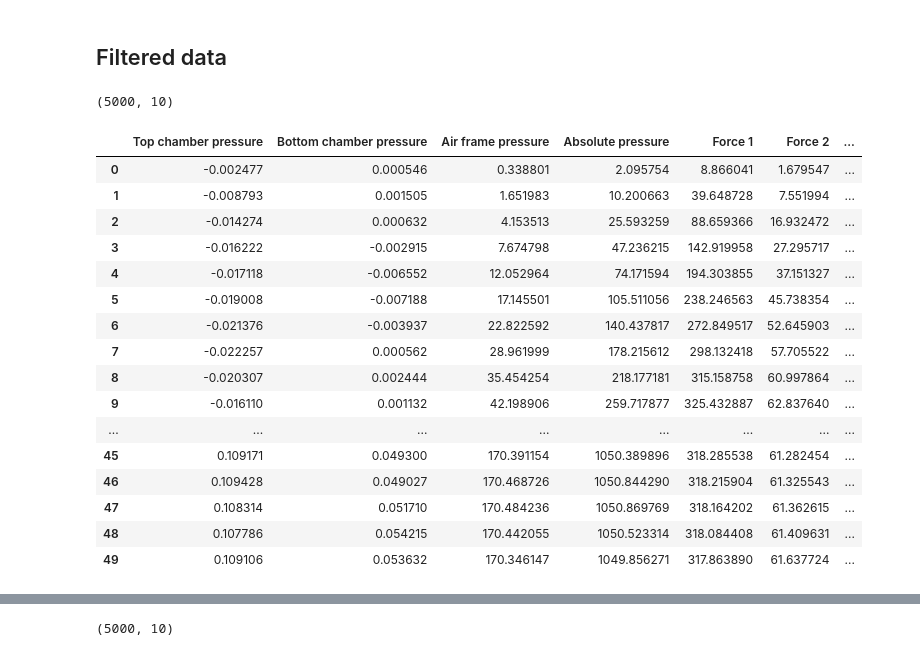
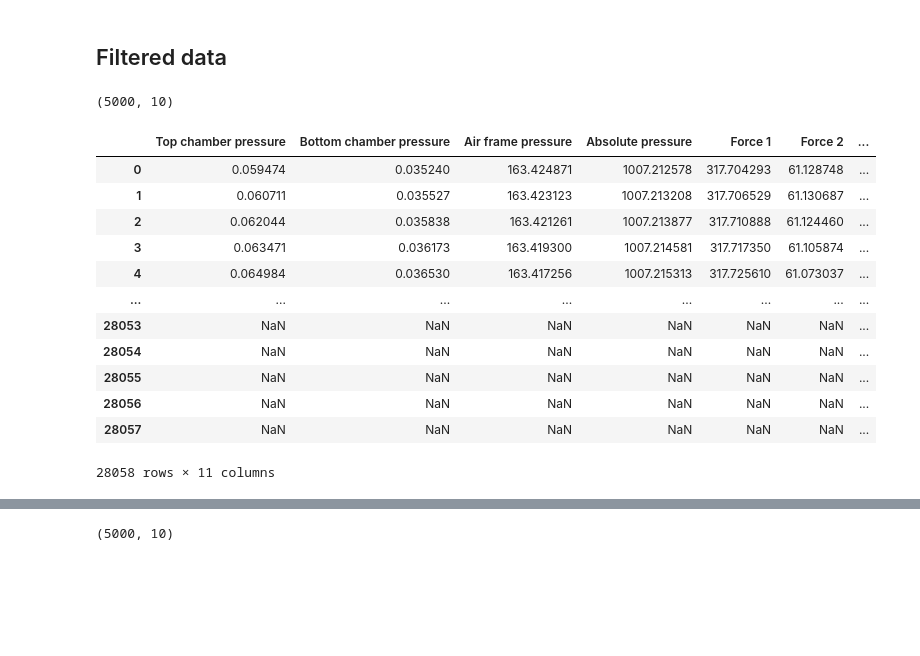
Before and after one commit to Diodak92/Adaptive-Air-Cushion, a Jupyter notebook: experimental_results_for_adaptive_air_caution.ipynb, the cells around one changed output, grey strips where cells are left out. Drawn from its saved outputs; the diff is of its cells as text; code cells hidden in the pictures; blank space fills up the shorter version.

Commit message:
Merge two dataframes of different lengths

```diff
--- a/experimental_results_for_adaptive_air_caution.ipynb
+++ b/experimental_results_for_adaptive_air_caution.ipynb
@@ -96,13 +96,13 @@ sample_shimmer_data.head()
 ## Design of digital lowpass filter
 # %%
 def butter_lowpass(cutoff, fs, order):
-    # 'https://docs.scipy.org/doc/scipy/reference/generated/scipy.signal.butter.html#scipy.signal.butter'
+    # https://docs.scipy.org/doc/scipy/reference/generated/scipy.signal.butter.html#scipy.signal.butter
     return butter(order, cutoff, fs=fs, btype='low', analog=False, output='ba')
 
 def butter_lowpass_filter(input_sig, cutoff, fs, order):
     b, a = butter_lowpass(cutoff, fs, order=order)
-    # 'https://docs.scipy.org/doc/scipy/reference/generated/scipy.signal.lfilter.html?highlight=lfilter#scipy.signal.lfilter'
-    return lfilter(b, a, input_sig)
+    # https://docs.scipy.org/doc/scipy/reference/generated/scipy.signal.filtfilt.html?highlight=filtfilt#scipy.signal.filtfilt
+    return filtfilt(b, a, input_sig, method="gust") #lfilter(b, a, input_sig)
 
 # filter parameters
 order = 2 # filter order
@@ -126,66 +126,61 @@ plt.show()
 # %%
 # new dataframe for filtered data
 def filter_data(filename):
 
     # load data from crio and shimmer
     crio_data = load_crio_data(filename+'.lvm')
     shimmer_data = load_shimmer_data(filename+'.txt')
 
-    # create new dataframe
-    column_names = ['Top chamber pressure',
+    # define column names
+    crio_col_nam = ['Top chamber pressure',
                     'Bottom chamber pressure',
                     'Air frame pressure',
                     'Absolute pressure',
                     'Force 1', 'Force 2',
-                    'Force 3', 'Force 4',
-                    'ACCL X', 'ACCL Y', 'ACCL Z']
+                    'Force 3', 'Force 4']
 
-    filtered_data = pd.DataFrame(columns = column_names)
-    filtered_data.head()
+    sh_col_nam = ['ACCL X', 'ACCL Y', 'ACCL Z']
+
+    # new dataframes for filtered data
+    crio_filtered_data = pd.DataFrame(columns = crio_col_nam)
+    sh_filtered_data = pd.DataFrame(columns = sh_col_nam)
 
     # adjust filter parameters
     fs = 1e3 # sample rate Hz
-    order = 2 # filter order
+    order = 3 # filter order
     cutoff = [15, 15, 15, 15,
-              60, 60, 60, 20,
-              60, 60, 60]
+              60, 60, 60, 30,
+              120, 120, 120]
 
     # get number of columns in crio data file
     crio_data_col = np.shape(crio_data)[1]
 
     # parse crio data
     for i in range(crio_data_col):
-        filtered_sig = butter_lowpass_filter(crio_data.iloc[:, i],
-                                             cutoff[i], fs, order)
-        filtered_data[column_names[i]] = filtered_sig
+        crio_filtered_data[crio_col_nam[i]] = butter_lowpass_filter(crio_data.iloc[:, i],
+                                                               cutoff[i], fs, order)
+    # parse shimmer data
+    for i in range(3):
+        sh_filtered_data[sh_col_nam[i]] = butter_lowpass_filter(shimmer_data.iloc[:, i+11],
+                                                                    cutoff[i+8], fs, order)
 
-    # parse shimmer data
-    for i in range(crio_data_col, crio_data_col + 3):
-        filtered_sig = butter_lowpass_filter(shimmer_data.iloc[:, i+3],
-                                             cutoff[i], fs, order)
-        filtered_data[column_names[i]] = pd.Series(filtered_sig)
-
-    return filtered_data
+    return pd.concat([crio_filtered_data, sh_filtered_data],axis=1,sort=False)
 
 sample_f_data = filter_data('h3500_m10_vc_1')
-sample_f_data.head(50)
+sample_f_data
 # %% [output]
 (5000, 10)
 |  | Top chamber pressure | Bottom chamber pressure | Air frame pressure | Absolute pressure | Force 1 | Force 2 | ... |
-| 0 | -0.002477 | 0.000546 | 0.338801 | 2.095754 | 8.866041 | 1.679547 | ... |
-| 1 | -0.008793 | 0.001505 | 1.651983 | 10.200663 | 39.648728 | 7.551994 | ... |
-| 2 | -0.014274 | 0.000632 | 4.153513 | 25.593259 | 88.659366 | 16.932472 | ... |
-| 3 | -0.016222 | -0.002915 | 7.674798 | 47.236215 | 142.919958 | 27.295717 | ... |
-| 4 | -0.017118 | -0.006552 | 12.052964 | 74.171594 | 194.303855 | 37.151327 | ... |
-| 5 | -0.019008 | -0.007188 | 17.145501 | 105.511056 | 238.246563 | 45.738354 | ... |
-| 6 | -0.021376 | -0.003937 | 22.822592 | 140.437817 | 272.849517 | 52.645903 | ... |
-| 7 | -0.022257 | 0.000562 | 28.961999 | 178.215612 | 298.132418 | 57.705522 | ... |
-| 8 | -0.020307 | 0.002444 | 35.454254 | 218.177181 | 315.158758 | 60.997864 | ... |
-| 9 | -0.016110 | 0.001132 | 42.198906 | 259.717877 | 325.432887 | 62.837640 | ... |
+| 0 | 0.059474 | 0.035240 | 163.424871 | 1007.212578 | 317.704293 | 61.128748 | ... |
+| 1 | 0.060711 | 0.035527 | 163.423123 | 1007.213208 | 317.706529 | 61.130687 | ... |
+| 2 | 0.062044 | 0.035838 | 163.421261 | 1007.213877 | 317.710888 | 61.124460 | ... |
+| 3 | 0.063471 | 0.036173 | 163.419300 | 1007.214581 | 317.717350 | 61.105874 | ... |
+| 4 | 0.064984 | 0.036530 | 163.417256 | 1007.215313 | 317.725610 | 61.073037 | ... |
 | ... | ... | ... | ... | ... | ... | ... | ... |
-| 45 | 0.109171 | 0.049300 | 170.391154 | 1050.389896 | 318.285538 | 61.282454 | ... |
-| 46 | 0.109428 | 0.049027 | 170.468726 | 1050.844290 | 318.215904 | 61.325543 | ... |
-| 47 | 0.108314 | 0.051710 | 170.484236 | 1050.869769 | 318.164202 | 61.362615 | ... |
-| 48 | 0.107786 | 0.054215 | 170.442055 | 1050.523314 | 318.084408 | 61.409631 | ... |
-| 49 | 0.109106 | 0.053632 | 170.346147 | 1049.856271 | 317.863890 | 61.637724 | ... |
+| 28053 | NaN | NaN | NaN | NaN | NaN | NaN | ... |
+| 28054 | NaN | NaN | NaN | NaN | NaN | NaN | ... |
+| 28055 | NaN | NaN | NaN | NaN | NaN | NaN | ... |
+| 28056 | NaN | NaN | NaN | NaN | NaN | NaN | ... |
+| 28057 | NaN | NaN | NaN | NaN | NaN | NaN | ... |
+28058 rows × 11 columns
 # %% [markdown]
```
Also changed, not shown: parts of 3 cells of this notebook.
